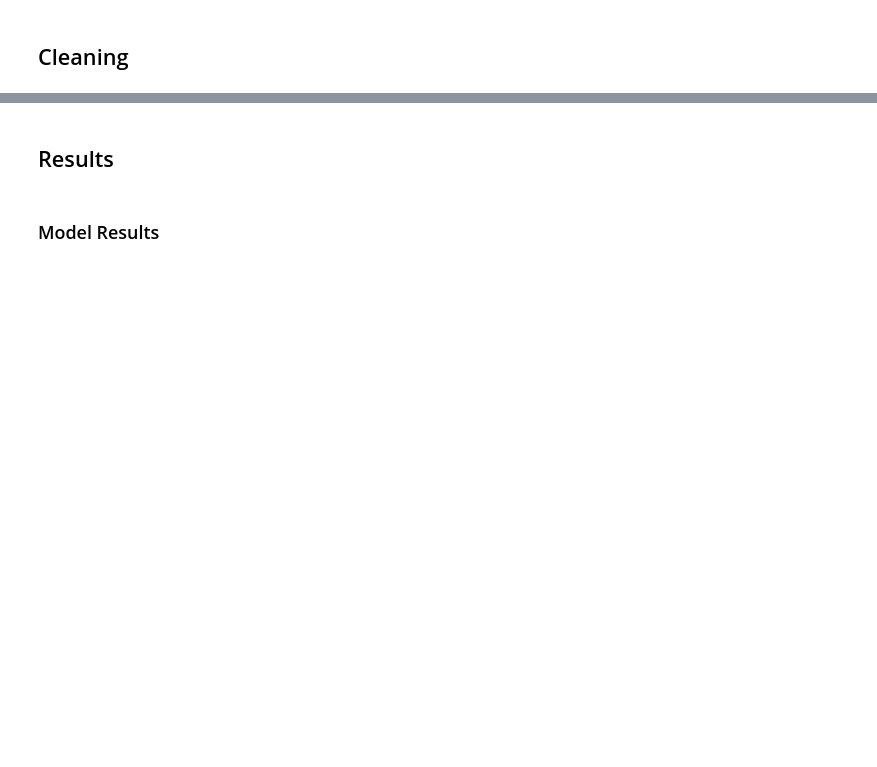
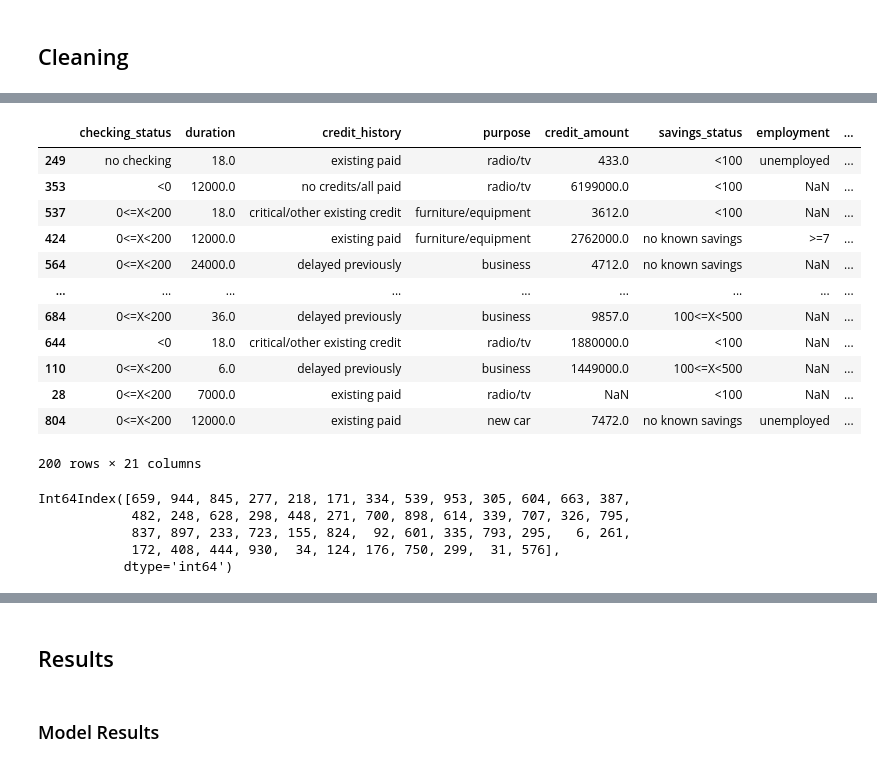
Before and after one commit to SharmaRupali/jenga, a Jupyter notebook: experimental_setup_ppp.ipynb, the cells around one changed output, grey strips where cells are left out. Saved outputs shown, nothing was run; the diff lists cells and outputs as text; code cells hidden in the pictures; blank space fills up the shorter version.

```diff
--- a/experimental_setup_ppp.ipynb
+++ b/experimental_setup_ppp.ipynb
@@ -177,0 +285,14 @@ defaultdict(list,
+# %%
+for i, (clf_name,clf) in enumerate(classifiers.items()) :
+    # fit the dataset to the model
+    clf.fit(X_train)
+
+    # predict raw anomaly score
+    scores_pred = clf.decision_function(X_train)*-1
+
+    # prediction of a datapoint category outlier or inlier
+    y_pred = clf.predict(X_train)
+
+    # no of errors in prediction
+    n_errors = (y_pred != Y_train).sum()
+    print('No of Errors : ',clf_name, n_errors)
@@ -177,0 +588,3 @@ defaultdict(list,
+# %%
+vals_train_unique = train_data['property_magnitude'].unique()
+vals_train_unique
@@ -177,0 +611,6 @@ defaultdict(list,
+# %%
+for i in test_data_corrupted['property_magnitude'].index:
+    if test_data_corrupted['property_magnitude'].loc[i] in vals_train_unique:
+        print(i, 0)
+    else:
+        print(i, 1)
@@ -177,0 +635,24 @@ defaultdict(list,
+# %%
+test_data_corrupted['property_magnitude_outlier'] = ''
+
+for i in test_data_corrupted['property_magnitude'].index:
+    if test_data_corrupted['property_magnitude'].loc[i] in vals_train_unique:
+        test_data_corrupted['property_magnitude_outlier'].loc[i] = 0
+    else:
+        test_data_corrupted['property_magnitude_outlier'].loc[i] = 1
+# %%
+test_data_corrupted
+# %% [output]
+|  | checking_status | duration | credit_history | purpose | credit_amount | savings_status | employment | ... |
+| 249 | no checking | 18.0 | existing paid | radio/tv | 433.0 | <100 | unemployed | ... |
+| 353 | <0 | 12000.0 | no credits/all paid | radio/tv | 6199000.0 | <100 | NaN | ... |
+| 537 | 0<=X<200 | 18.0 | critical/other existing credit | furniture/equipment | 3612.0 | <100 | NaN | ... |
+| 424 | 0<=X<200 | 12000.0 | existing paid | furniture/equipment | 2762000.0 | no known savings | >=7 | ... |
+| 564 | 0<=X<200 | 24000.0 | delayed previously | business | 4712.0 | no known savings | NaN | ... |
+| ... | ... | ... | ... | ... | ... | ... | ... | ... |
+| 684 | 0<=X<200 | 36.0 | delayed previously | business | 9857.0 | 100<=X<500 | NaN | ... |
+| 644 | <0 | 18.0 | critical/other existing credit | radio/tv | 1880000.0 | <100 | NaN | ... |
+| 110 | 0<=X<200 | 6.0 | delayed previously | business | 1449000.0 | 100<=X<500 | NaN | ... |
+| 28 | 0<=X<200 | 7000.0 | existing paid | radio/tv | NaN | <100 | NaN | ... |
+| 804 | 0<=X<200 | 12000.0 | existing paid | new car | 7472.0 | no known savings | unemployed | ... |
+200 rows × 21 columns
@@ -177,0 +682,8 @@ defaultdict(list,
+# %%
+test_data_corrupted['purpose'][test_data_corrupted['purpose'].isnull()].index
+# %% [output]
+Int64Index([659, 944, 845, 277, 218, 171, 334, 539, 953, 305, 604, 663, 387,
+            482, 248, 628, 298, 448, 271, 700, 898, 614, 339, 707, 326, 795,
+            837, 897, 233, 723, 155, 824,  92, 601, 335, 793, 295,   6, 261,
+            172, 408, 444, 930,  34, 124, 176, 750, 299,  31, 576],
+           dtype='int64')
```
Also changed, not shown: parts of 64 cells of this notebook.
